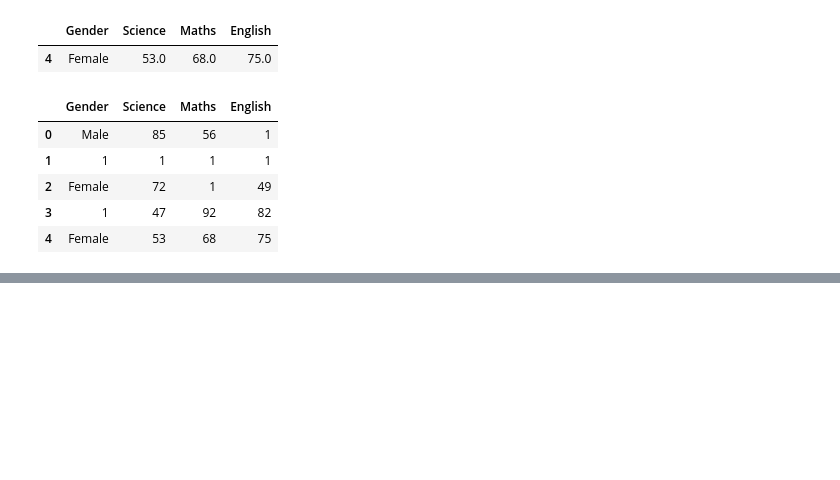
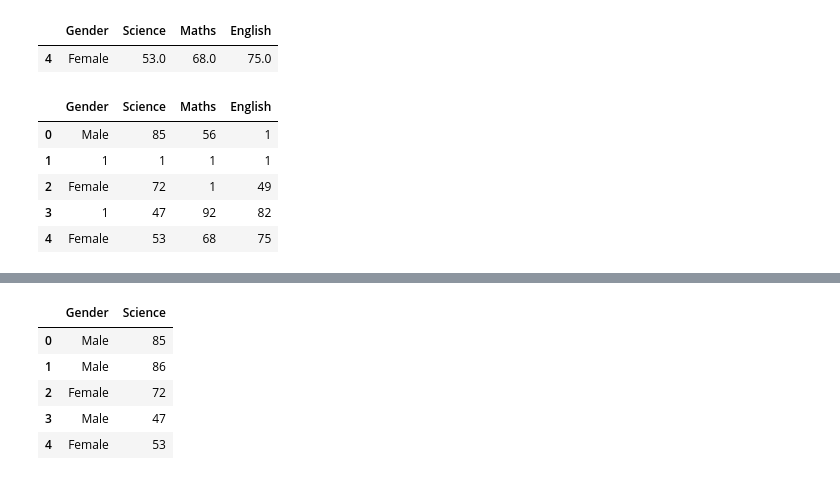
Before and after one commit to dileepsathyan/100daysofcode, a Jupyter notebook: day_52.ipynb, the cells around one changed output, grey strips where cells are left out. Saved outputs shown, nothing was run; the diff lists cells and outputs as text; code cells hidden in the pictures; blank space fills up the shorter version.

```diff
--- a/day_52.ipynb
+++ b/day_52.ipynb
@@ -483,0 +527,18 @@ df4.fillna("1")
+# %%
+# Drop the columns with at least 1 NULL Value
+
+df5 = pd.DataFrame({
+                'Gender': ['Male', 'Male', 'Female', 'Male', 'Female'],
+                'Science': [85, 86, 72, 47, 53],
+                'Maths': [56, nan, nan, 92, 68],
+                'English': [nan, nan, 49, 82, 75]
+                })
+
+df5.dropna(axis=1)
+# %% [output]
+|  | Gender | Science |
+| 0 | Male | 85 |
+| 1 | Male | 86 |
+| 2 | Female | 72 |
+| 3 | Male | 47 |
+| 4 | Female | 53 |
```
Also changed, not shown: parts of 4 cells of this notebook.
